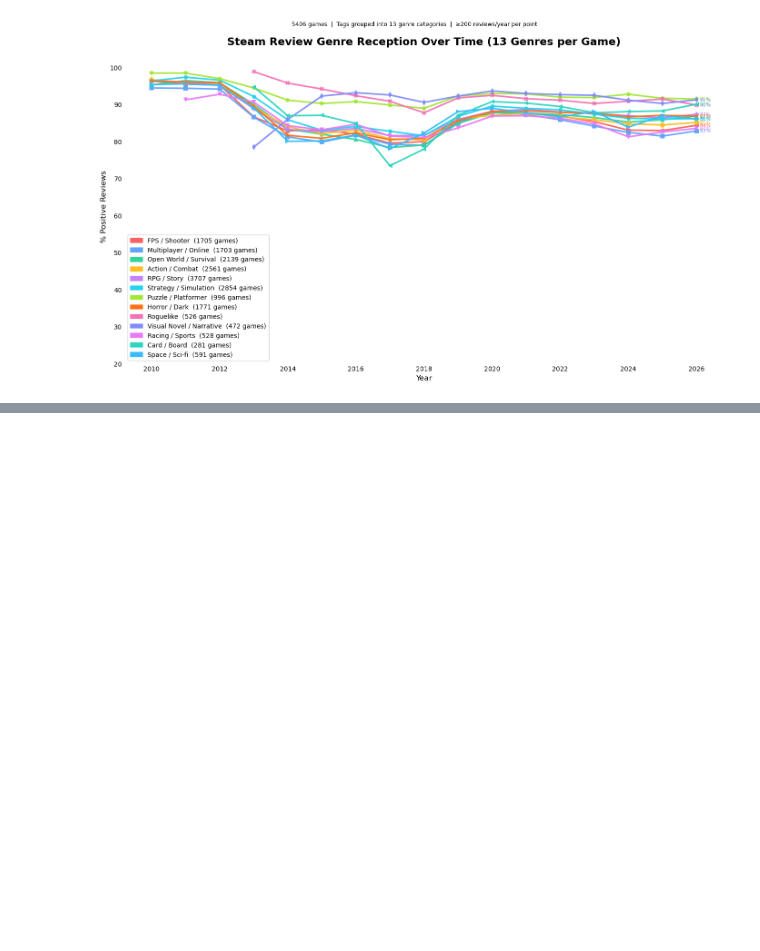
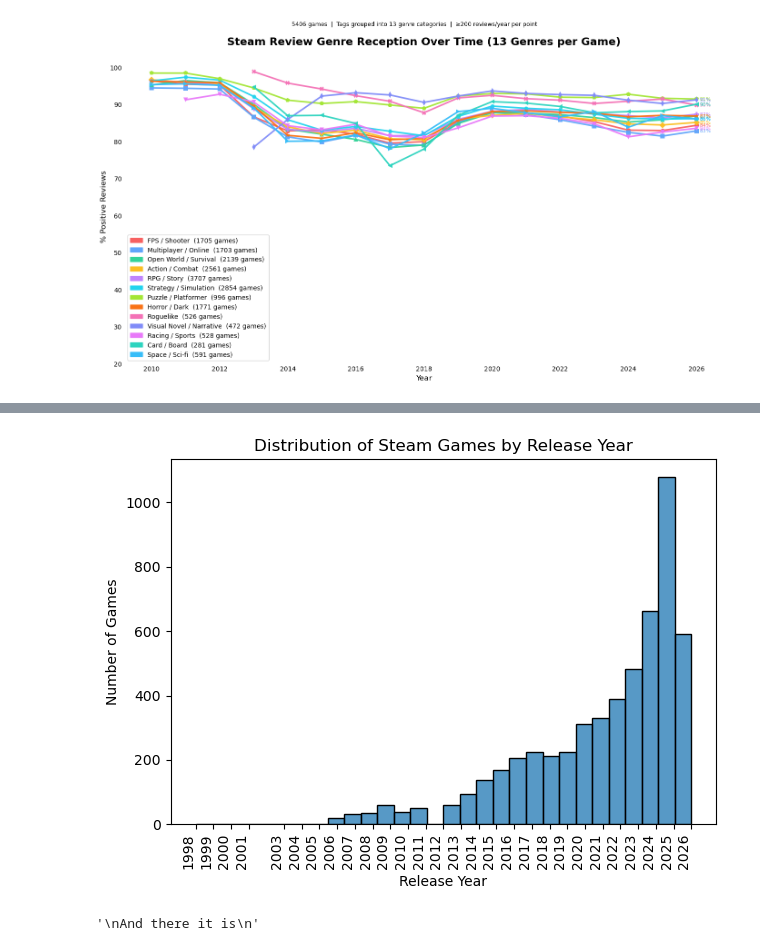
Before and after one commit to COGS108/Group-SP26-089, a Jupyter notebook: plotTest.ipynb, the cells around one changed output, grey strips where cells are left out. Drawn from its saved outputs; the diff is of its cells as text; code cells hidden in the pictures; blank space fills up the shorter version.

```diff
--- a/plotTest.ipynb
+++ b/plotTest.ipynb
@@ -400,0 +665,18 @@ ax.legend(
+# %%
+df = pd.read_csv('./data/00-raw/steam_games_2026_cleaned.csv')
+fig, ax = plt.subplots()
+sns.histplot(data = df, x = 'Release_Date', ax = ax, bins = 30)
+ax.set_xticks(sorted(df['Release_Date'].unique()))
+ax.set_xticklabels(sorted(df['Release_Date'].unique()), rotation = 90, ha = 'right')
+ax.set_title('Distribution of Steam Games by Release Year')
+ax.set_xlabel('Release Year')
+ax.set_ylabel('Number of Games')
+plt.tight_layout()
+# %% [output]
+[figure, added]
+# %%
+'''
+And there it is
+'''
+# %% [output]
+'\nAnd there it is\n'
```
Also changed, not shown: parts of 12 cells of this notebook.
